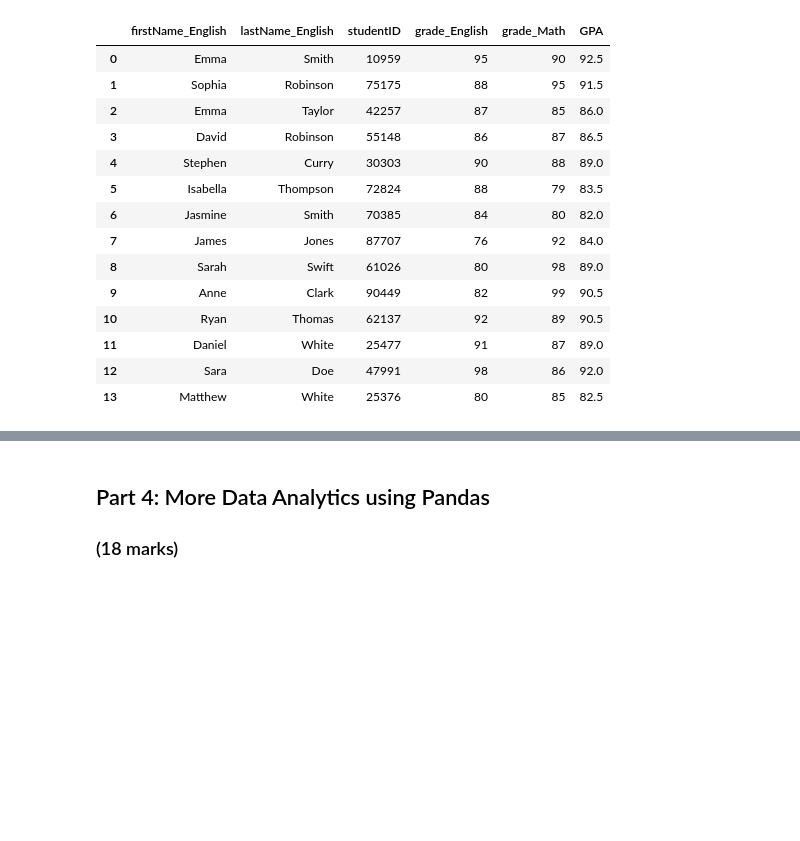
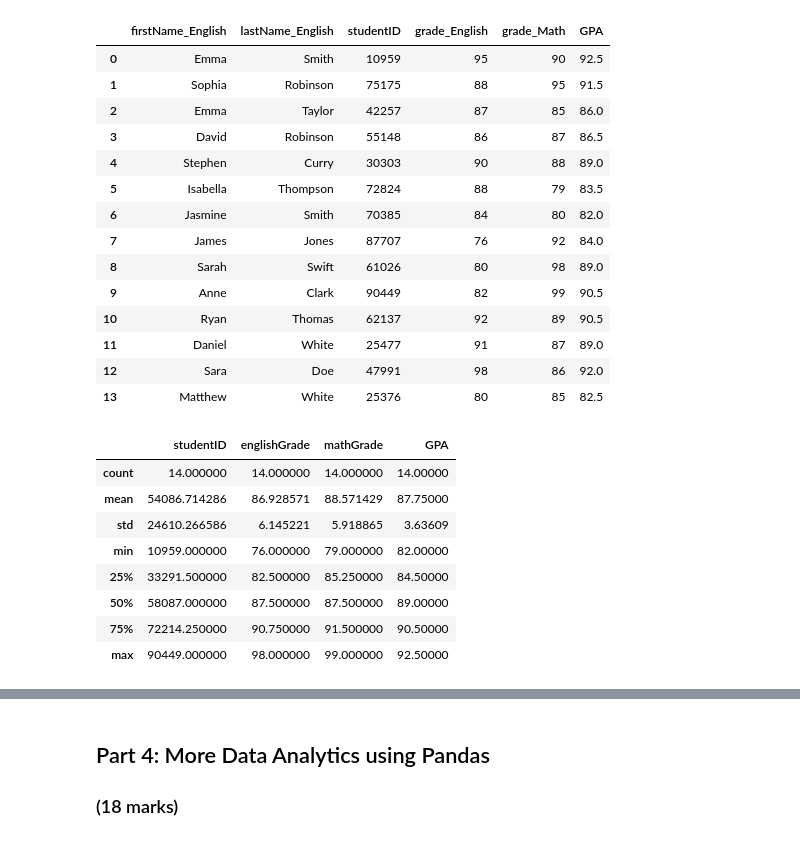
Before and after one commit to muhammadsiddique99/ENGG680_2025_Fall, a Jupyter notebook: Lab_Assignment1/StudentgradeManagementSystem.ipynb, the cells around one changed output, grey strips where cells are left out. Drawn from its saved outputs; the diff is of its cells as text; code cells hidden in the pictures; blank space fills up the shorter version.

```diff
--- a/Lab_Assignment1/StudentgradeManagementSystem.ipynb
+++ b/Lab_Assignment1/StudentgradeManagementSystem.ipynb
@@ -349,9 +336,20 @@ df_studentGrades = df_studentGrades.rename(columns={
 # %%
 # Now let's find out some statistics about our student grades!
 # Please use an appropriate Pandas method in the space below to display statistical values like
 # mean, standard deviation, min, max, and others.
 # (1 mark)
 #
+df_studentGrades.describe()
+# %% [output]
+|  | studentID | englishGrade | mathGrade | GPA |
+| count | 14.000000 | 14.000000 | 14.000000 | 14.00000 |
+| mean | 54086.714286 | 86.928571 | 88.571429 | 87.75000 |
+| std | 24610.266586 | 6.145221 | 5.918865 | 3.63609 |
+| min | 10959.000000 | 76.000000 | 79.000000 | 82.00000 |
+| 25% | 33291.500000 | 82.500000 | 85.250000 | 84.50000 |
+| 50% | 58087.000000 | 87.500000 | 87.500000 | 89.00000 |
+| 75% | 72214.250000 | 90.750000 | 91.500000 | 90.50000 |
+| max | 90449.000000 | 98.000000 | 99.000000 | 92.50000 |
 # %%
 # Do you notice a problem?
 # Some statistics are not relevant. The average of studentIDs have no meaning in reality!
```
Also changed, not shown: parts of 29 cells of this notebook.
